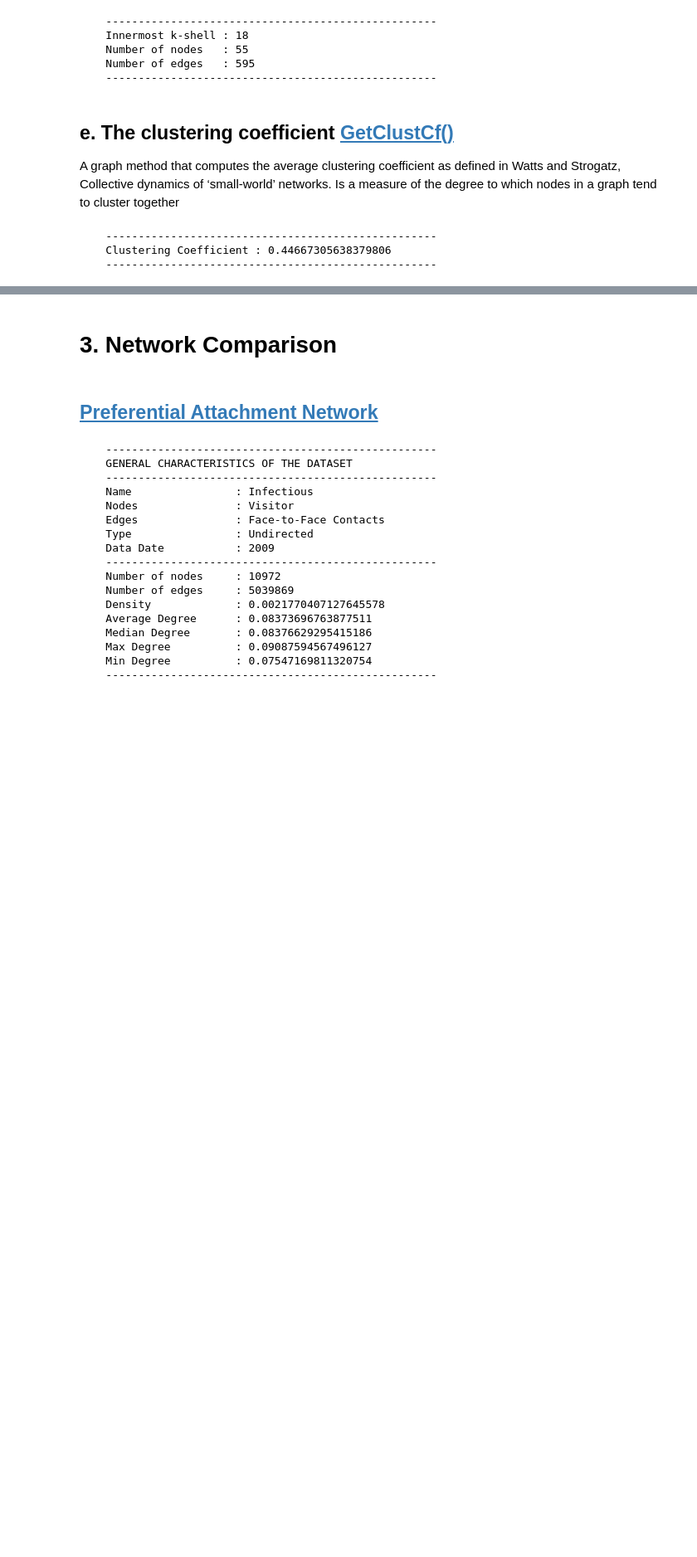
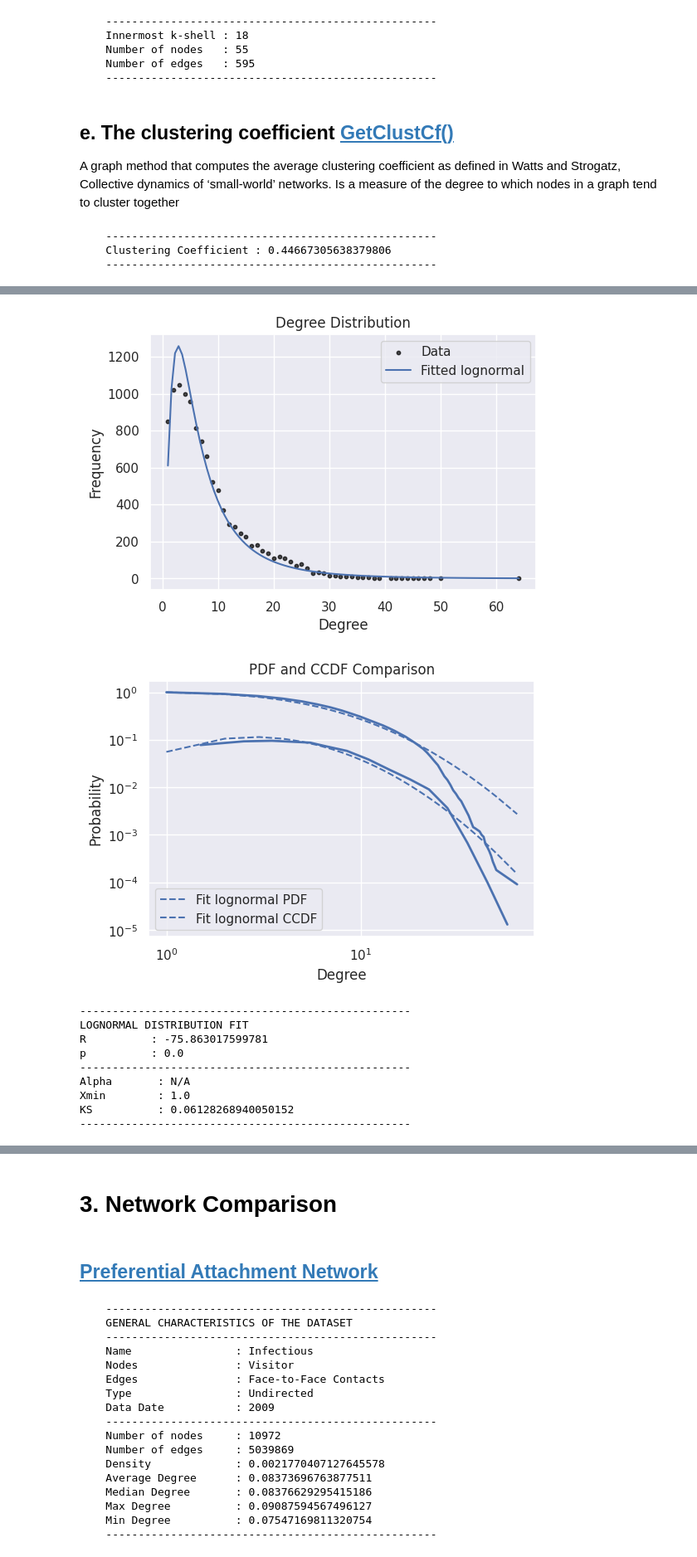
Before and after one commit to haxmxah/DDSA_Assignment_3, a Jupyter notebook: notebooks/assignment II.ipynb, the cells around one changed output, grey strips where cells are left out. Shown: that part at 83% size. Cells and saved outputs as stored; diff of their text form; code cells hidden in the pictures; blank space fills up the shorter version.

```diff
--- a/notebooks/assignment II.ipynb
+++ b/notebooks/assignment II.ipynb
@@ -39,8 +40,8 @@ import os
 import seaborn as sns
 from tqdm import tqdm
 import networkx as nx
-# %%
-sns.set_context("paper")
+# %%
+sns.set_theme()
 # %% [markdown]
 # Download Data (Do not run)
 # %%
@@ -72,3 +102,7 @@ df['contact_time'] = df['contact_time'].apply(lambda x: datetime.datetime.fromti
+# %%
+# Load the graph
+load_graph = snap.TFIn("../data/infectious.graph")
+G = snap.TUNGraph.Load(load_graph)
 # %% [markdown]
 # 1. Dataset Analysis
 # %% [markdown]
@@ -421,0 +444,70 @@ print(res)
+# %%
+def get_degree_distr(G, distributions, xmin=None):
+    degree_freq_list = [node.GetDeg() for node in G.Nodes()]
+
+    DegToCntV = G.GetDegCnt()
+    degree_freq_dict = {item.GetVal1(): item.GetVal2() for item in DegToCntV}
+    degrees = np.array(list(degree_freq_dict.keys()))
+    frequencies = np.array(list(degree_freq_dict.values()))
+
+    fit = pl.Fit(degree_freq_list, discrete=True, linear_bins=True, xmin=xmin)
+    R, p = fit.distribution_compare(distributions[0], distributions[1], normalized_ratio=True)
+
+    if R > 0:
+        dist_name = distributions[0]
+        selected_dist = getattr(fit, dist_name)
+        color = 'r'
+    else:
+        dist_name = distributions[1]
+        selected_dist = getattr(fit, dist_name)
+        color = 'b'
+
+    x_range = np.linspace(selected_dist.xmin, max(degree_freq_list), 100)
+    y_range = [selected_dist.pdf(x) * len(degree_freq_list) for x in x_range]
+
+    plt.figure(figsize=(6, 4))
+    plt.scatter(degrees, frequencies, s=10, alpha=0.7, color='black', label="Data")
+    plt.plot(x_range, y_range, color=color, linestyle='-', label=f"Fitted {dist_name}")
+    plt.xlabel("Degree")
+    plt.ylabel("Frequency")
+    plt.legend()
+    plt.title("Degree Distribution")
+    plt.show()
+
+    fig, ax = plt.subplots(figsize=(6, 4))
+    fit.plot_pdf(color=color, linewidth=2, ax=ax)
+    selected_dist.plot_pdf(ax=ax, color=color, linestyle='--', label=f"Fit {dist_name} PDF")
+    fit.plot_ccdf(color='b', linewidth=2, ax=ax)
+    selected_dist.plot_ccdf(ax=ax, color='b', linestyle='--', label=f"Fit {dist_name} CCDF")
+    ax.set_xlabel("Degree")
+    ax.set_ylabel("Probability")
+    ax.legend()
+    ax.set_title("PDF and CCDF Comparison")
+    plt.show()
+
+    string = f"""
+---------------------------------------------------
+{dist_name.upper()} DISTRIBUTION FIT
+R          : {R}
+p          : {p}
+---------------------------------------------------
+Alpha       : {getattr(selected_dist, 'alpha', 'N/A')}
+Xmin        : {selected_dist.xmin}
+KS          : {selected_dist.D}
+---------------------------------------------------
+"""
+    return string
+
+print(get_degree_distr(G, ['power_law', 'lognormal'], xmin=1))
+# %% [output]
+[figure, added]
+[figure, added]
+---------------------------------------------------
+LOGNORMAL DISTRIBUTION FIT
+R          : -75.863017599781
+p          : 0.0
+---------------------------------------------------
+Alpha       : N/A
+Xmin        : 1.0
+KS          : 0.06128268940050152
+---------------------------------------------------
```
Also changed, not shown: parts of 17 cells of this notebook, 1 other file.
